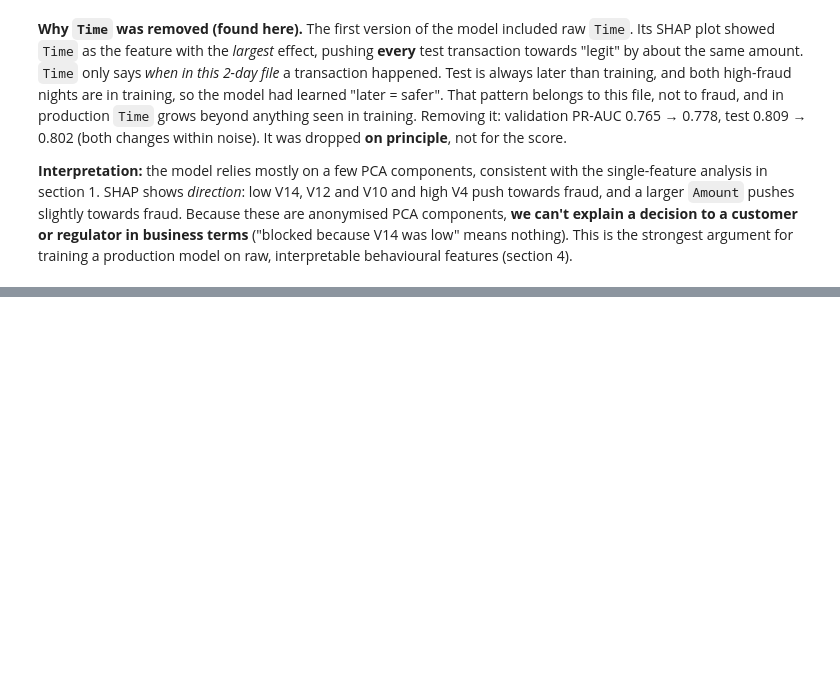
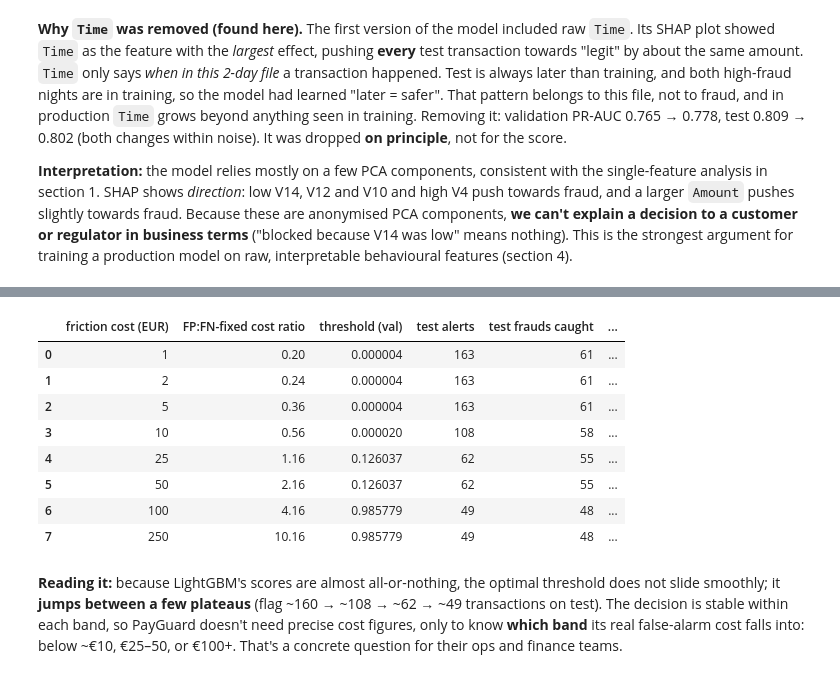
Before and after one commit to alifaisal676/payguard-assignment, a Jupyter notebook: part_a_fraud/notebooks/fraud_analysis.ipynb, the cells around one changed output, grey strips where cells are left out. Saved outputs shown, nothing was run; the diff lists cells and outputs as text; code cells hidden in the pictures; blank space fills up the shorter version.

```diff
--- a/part_a_fraud/notebooks/fraud_analysis.ipynb
+++ b/part_a_fraud/notebooks/fraud_analysis.ipynb
@@ -305,0 +386,5 @@ plt.title("SHAP values (log-odds), test frauds + 2,000 legit"); plt.tight_layout
+# %%
+s_te = res["test_scores"]["lightgbm"]
+budget_k = round(len(y_te) * ALERT_BUDGET)
+policies = cost.compare_policies(y_te, s_te, a_te, t_cost, budget_k)
+policies[["alerts", "tp", "fp", "fn", "fraud amount caught", "fraud amount missed", "missed fraud", "reviews", "friction", "total"]]
@@ -305,0 +441,15 @@ plt.title("SHAP values (log-odds), test frauds + 2,000 legit"); plt.tight_layout
+# %%
+sens = cost.sensitivity(y_val, res["val_scores"]["lightgbm"], a_val, y_te, s_te, a_te)
+sens
+# %% [output]
+|  | friction cost (EUR) | FP:FN-fixed cost ratio | threshold (val) | test alerts | test frauds caught | ... |
+| 0 | 1 | 0.20 | 0.000004 | 163 | 61 | ... |
+| 1 | 2 | 0.24 | 0.000004 | 163 | 61 | ... |
+| 2 | 5 | 0.36 | 0.000004 | 163 | 61 | ... |
+| 3 | 10 | 0.56 | 0.000020 | 108 | 58 | ... |
+| 4 | 25 | 1.16 | 0.126037 | 62 | 55 | ... |
+| 5 | 50 | 2.16 | 0.126037 | 62 | 55 | ... |
+| 6 | 100 | 4.16 | 0.985779 | 49 | 48 | ... |
+| 7 | 250 | 10.16 | 0.985779 | 49 | 48 | ... |
+# %% [markdown]
+**Reading it:** because LightGBM's scores are almost all-or-nothing, the optimal threshold does not slide smoothly; it **jumps between a few plateaus** (flag ~160 → ~108 → ~62 → ~49 transactions on test). The decision is stable within each band, so PayGuard doesn't need precise cost figures, only to know **which band** its real false-alarm cost falls into: below ~€10, €25–50, or €100+. That's a concrete question for their ops and finance teams.
```
Also changed, not shown: parts of 18 cells of this notebook, 1 other file.
